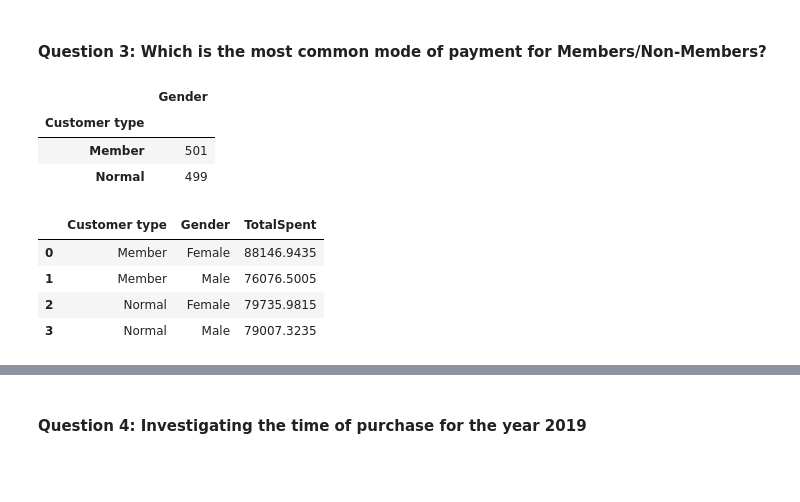
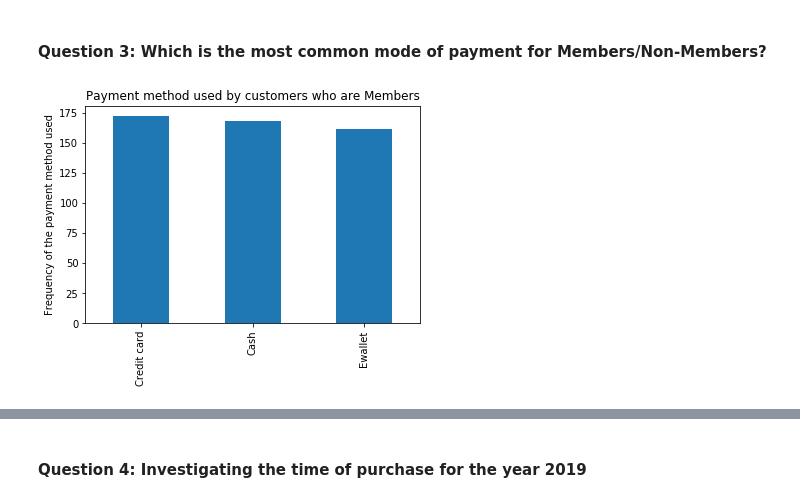
Before and after one commit to smyskar-lab/supermarket, a Jupyter notebook: supermarket_data blog.ipynb, the cells around one changed output, grey strips where cells are left out. Cells and saved outputs as stored; diff of their text form; code cells hidden in the pictures; blank space fills up the shorter version.

```diff
--- a/supermarket_data blog.ipynb
+++ b/supermarket_data blog.ipynb
@@ -76,18 +120,9 @@ df.groupby(['Gender']).agg({'Total':'sum'}).plot.bar();
 Females spend more than Males by **$12,799.1**
 # %% [markdown]
 #### Question 3: Which is the most common mode of payment for Members/Non-Members?
-# %%
-df.groupby('Customer type').agg({'Gender' : 'count'})
-# %% [output]
-|  | Gender |
-| Customer type |  |
-| Member | 501 |
-| Normal | 499 |
-# %%
-df.groupby(['Customer type','Gender']).agg(TotalSpent = ('Total','sum')).reset_index()
-# %% [output]
-|  | Customer type | Gender | TotalSpent |
-| 0 | Member | Female | 88146.9435 |
-| 1 | Member | Male | 76076.5005 |
-| 2 | Normal | Female | 79735.9815 |
-| 3 | Normal | Male | 79007.3235 |
+# %%
+(df.loc[df['Customer type']=='Member']['Payment'].value_counts()).plot.bar();
+plt.ylabel("Frequency of the payment method used");
+plt.title('Payment method used by customers who are Members');
+# %% [output]
+[figure, added]
```
Also changed, not shown: parts of 39 cells of this notebook.
